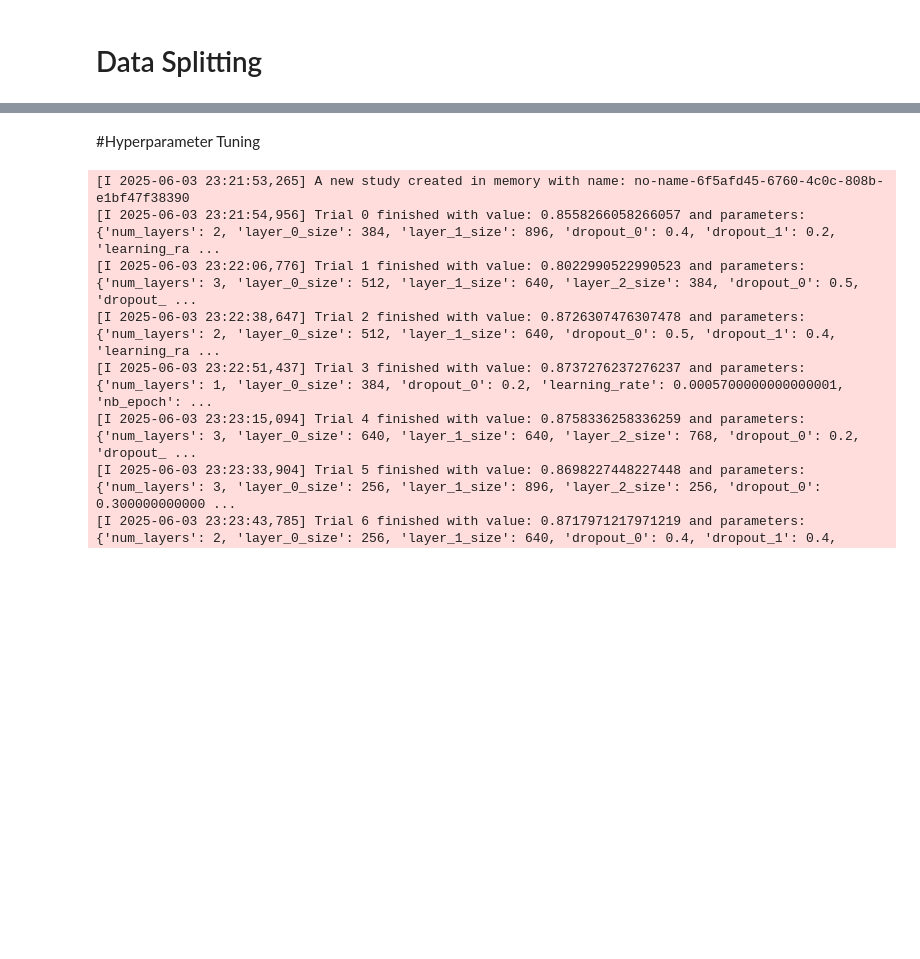
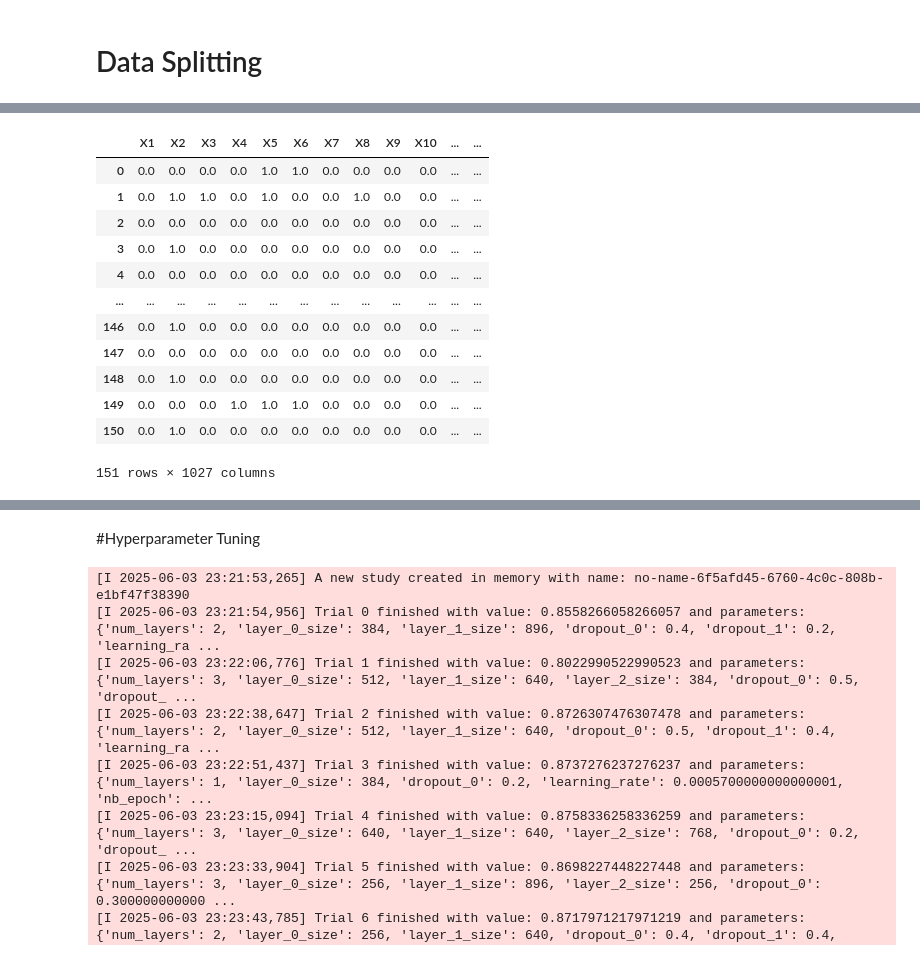
Before and after one commit to ivykhanhvy/BACE-MoleculeNet, a Jupyter notebook: BACE_Classification.ipynb, the cells around one changed output, grey strips where cells are left out. Saved outputs shown, nothing was run; the diff lists cells and outputs as text; code cells hidden in the pictures; blank space fills up the shorter version.

```diff
--- a/BACE_Classification.ipynb
+++ b/BACE_Classification.ipynb
@@ -140,0 +144,16 @@ print(train_set.X.shape)
+# %%
+valid_set.to_dataframe()
+# %% [output]
+|  | X1 | X2 | X3 | X4 | X5 | X6 | X7 | X8 | X9 | X10 | ... | ... |
+| 0 | 0.0 | 0.0 | 0.0 | 0.0 | 1.0 | 1.0 | 0.0 | 0.0 | 0.0 | 0.0 | ... | ... |
+| 1 | 0.0 | 1.0 | 1.0 | 0.0 | 1.0 | 0.0 | 0.0 | 1.0 | 0.0 | 0.0 | ... | ... |
+| 2 | 0.0 | 0.0 | 0.0 | 0.0 | 0.0 | 0.0 | 0.0 | 0.0 | 0.0 | 0.0 | ... | ... |
+| 3 | 0.0 | 1.0 | 0.0 | 0.0 | 0.0 | 0.0 | 0.0 | 0.0 | 0.0 | 0.0 | ... | ... |
+| 4 | 0.0 | 0.0 | 0.0 | 0.0 | 0.0 | 0.0 | 0.0 | 0.0 | 0.0 | 0.0 | ... | ... |
+| ... | ... | ... | ... | ... | ... | ... | ... | ... | ... | ... | ... | ... |
+| 146 | 0.0 | 1.0 | 0.0 | 0.0 | 0.0 | 0.0 | 0.0 | 0.0 | 0.0 | 0.0 | ... | ... |
+| 147 | 0.0 | 0.0 | 0.0 | 0.0 | 0.0 | 0.0 | 0.0 | 0.0 | 0.0 | 0.0 | ... | ... |
+| 148 | 0.0 | 1.0 | 0.0 | 0.0 | 0.0 | 0.0 | 0.0 | 0.0 | 0.0 | 0.0 | ... | ... |
+| 149 | 0.0 | 0.0 | 0.0 | 1.0 | 1.0 | 1.0 | 0.0 | 0.0 | 0.0 | 0.0 | ... | ... |
+| 150 | 0.0 | 1.0 | 0.0 | 0.0 | 0.0 | 0.0 | 0.0 | 0.0 | 0.0 | 0.0 | ... | ... |
+151 rows × 1027 columns
```
Also changed, not shown: parts of 28 cells of this notebook.
